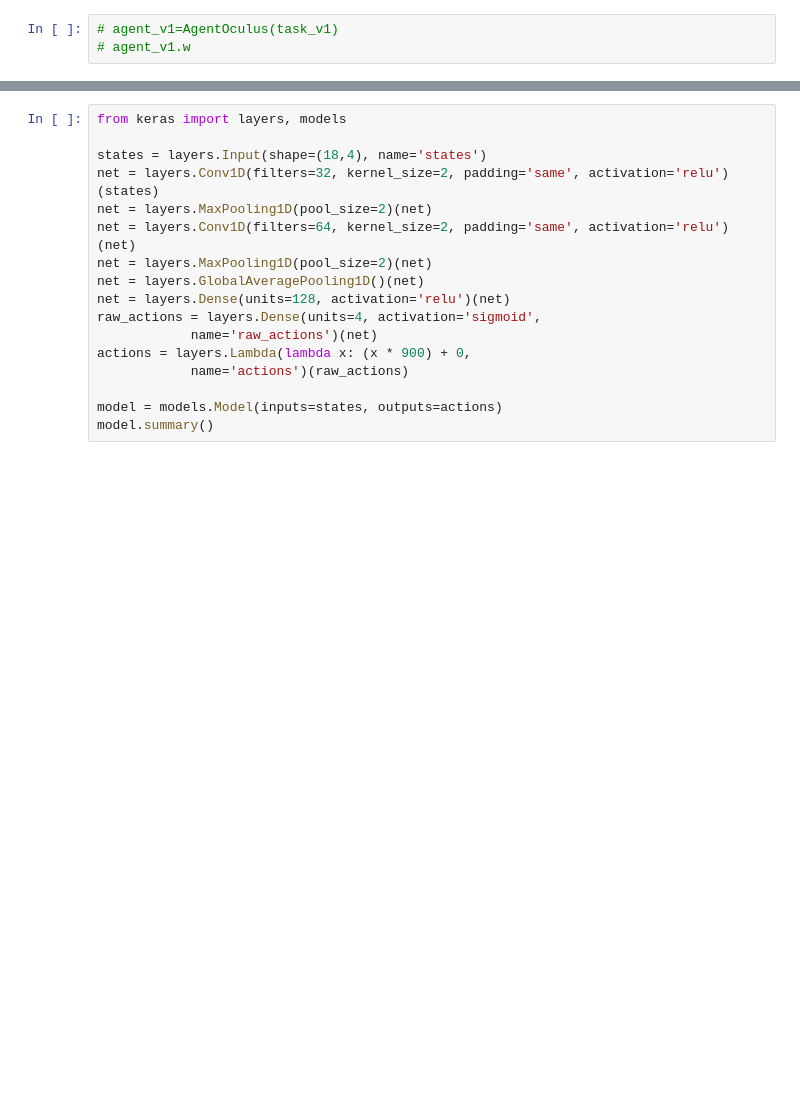
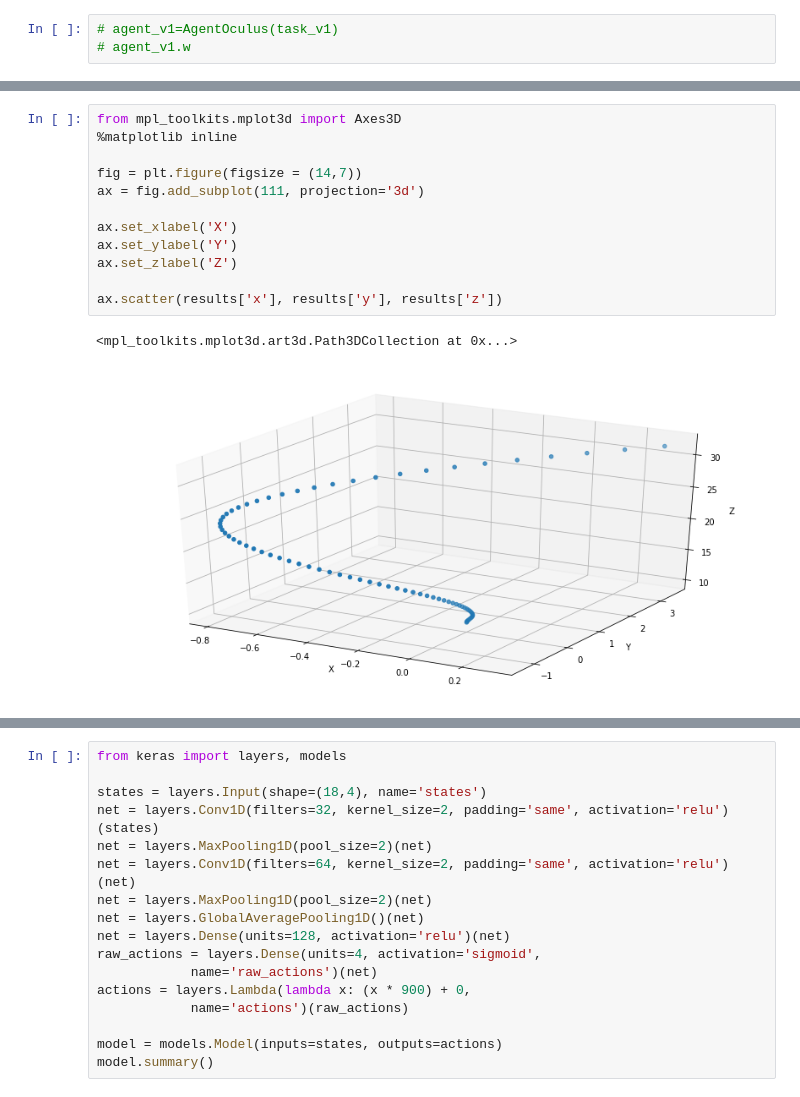
Before and after one commit to zeetaros/rl_quadcopter, a Jupyter notebook: WIP_Quadcopter_Project_CSY.ipynb, the cells around one changed output, grey strips where cells are left out. Drawn from its saved outputs; the diff is of its cells as text; blank space fills up the shorter version.

```diff
--- a/WIP_Quadcopter_Project_CSY.ipynb
+++ b/WIP_Quadcopter_Project_CSY.ipynb
@@ -373,0 +383,15 @@ pd.DataFrame(score_log).groupby('episode').mean().reset_index().plot.line('episo
+# %%
+from mpl_toolkits.mplot3d import Axes3D
+%matplotlib inline
+
+fig = plt.figure(figsize = (14,7))
+ax = fig.add_subplot(111, projection='3d')
+
+ax.set_xlabel('X')
+ax.set_ylabel('Y')
+ax.set_zlabel('Z')
+
+ax.scatter(results['x'], results['y'], results['z'])
+# %% [output]
+<mpl_toolkits.mplot3d.art3d.Path3DCollection at 0x...>
+[figure, added]
```
Also changed, not shown: parts of 24 cells of this notebook, 4 other files.
